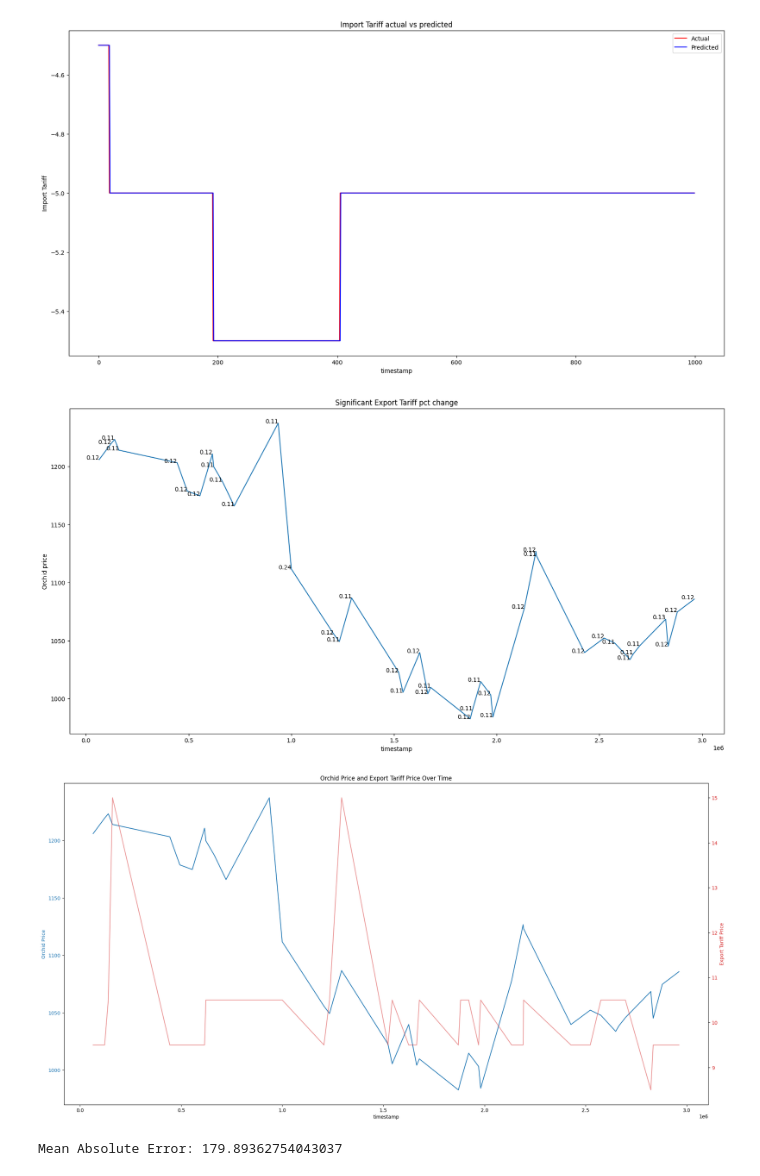
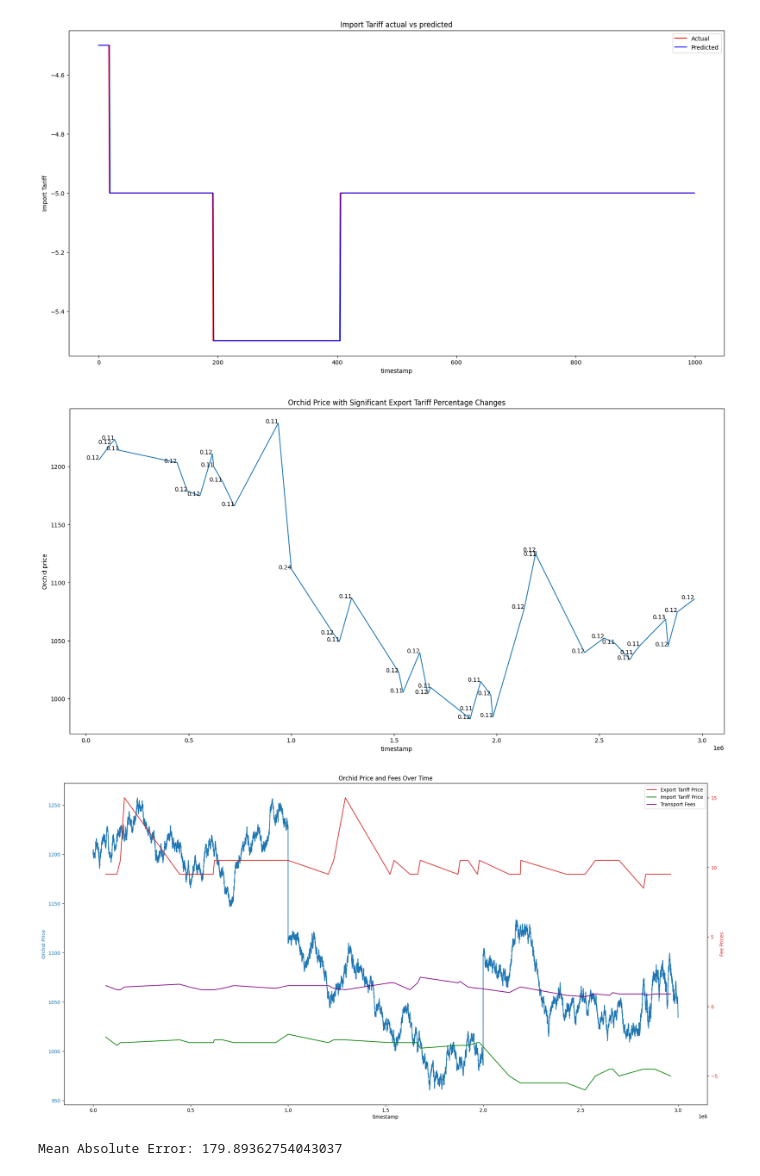
Before and after one commit to AlexMorrow239/Bonsai-IMC, a Jupyter notebook: alex/OrchidAnalysis.ipynb, the cells around one changed output. Cells and saved outputs as stored; diff of their text form; code cells hidden in the pictures.

```diff
--- a/alex/OrchidAnalysis.ipynb
+++ b/alex/OrchidAnalysis.ipynb
@@ -130,40 +130,43 @@ plt.figure(figsize=(20,10))
 plt.plot(tariff_significant['timestamp'], tariff_significant['ORCHIDS'])
 
 # Add export tariff percentage change as text annotation for each point
 for i in range(len(tariff_significant)):
     plt.text(tariff_significant['timestamp'].iloc[i], tariff_significant['ORCHIDS'].iloc[i],
              f"{tariff_significant['EXPORT_TARIFF_PCT_CHANGE'].iloc[i]:.2f}",
              ha='right')
 
 plt.xlabel('timestamp')
 plt.ylabel('Orchid price')
-plt.title('Significant Export Tariff pct change')
+plt.title('Orchid Price with Significant Export Tariff Percentage Changes')
 plt.show()
 
 fig, ax1 = plt.subplots(figsize=(20,10))
 
 # Plot orchid price
 color = 'tab:blue'
 ax1.set_xlabel('timestamp')
 ax1.set_ylabel('Orchid Price', color=color)
-ax1.plot(tariff_significant['timestamp'], tariff_significant['ORCHIDS'], color=color)
+ax1.plot(orchids_comprehensive['timestamp'], orchids_comprehensive['ORCHIDS'], color=color, label='Orchid Price')
 ax1.tick_params(axis='y', labelcolor=color)
 
 # Create a second y-axis that shares the same x-axis
 ax2 = ax1.twinx()
 
 # Plot export tariff price
 color = 'tab:red'
-ax2.set_ylabel('Export Tariff Price', color=color)
-ax2.plot(tariff_significant['timestamp'], tariff_significant['EXPORT_TARIFF'], color=color, alpha=0.5)
+ax2.set_ylabel('Fee Prices', color=color)
+ax2.plot(tariff_significant['timestamp'], tariff_significant['EXPORT_TARIFF'], color=color, label='Export Tariff Price')
+ax2.plot(tariff_significant['timestamp'], tariff_significant['IMPORT_TARIFF'], color='green', label='Import Tariff Price')
+ax2.plot(tariff_significant['timestamp'], tariff_significant['TRANSPORT_FEES'], color='purple', label='Transport Fees')
 ax2.tick_params(axis='y', labelcolor=color)
 
 fig.tight_layout()
-plt.title('Orchid Price and Export Tariff Price Over Time')
+plt.title('Orchid Price and Fees Over Time')
+plt.legend()
 plt.show()
 # %% [output]
-[figure, old version]
+[figure, new version]
-[figure, old version]
+[figure, new version]
 # %%
 def calc_next_price_observations(sunlight, humidity, export_tariff, mid_price):
     sunlight_hrs_per_day = 10000/24
```
